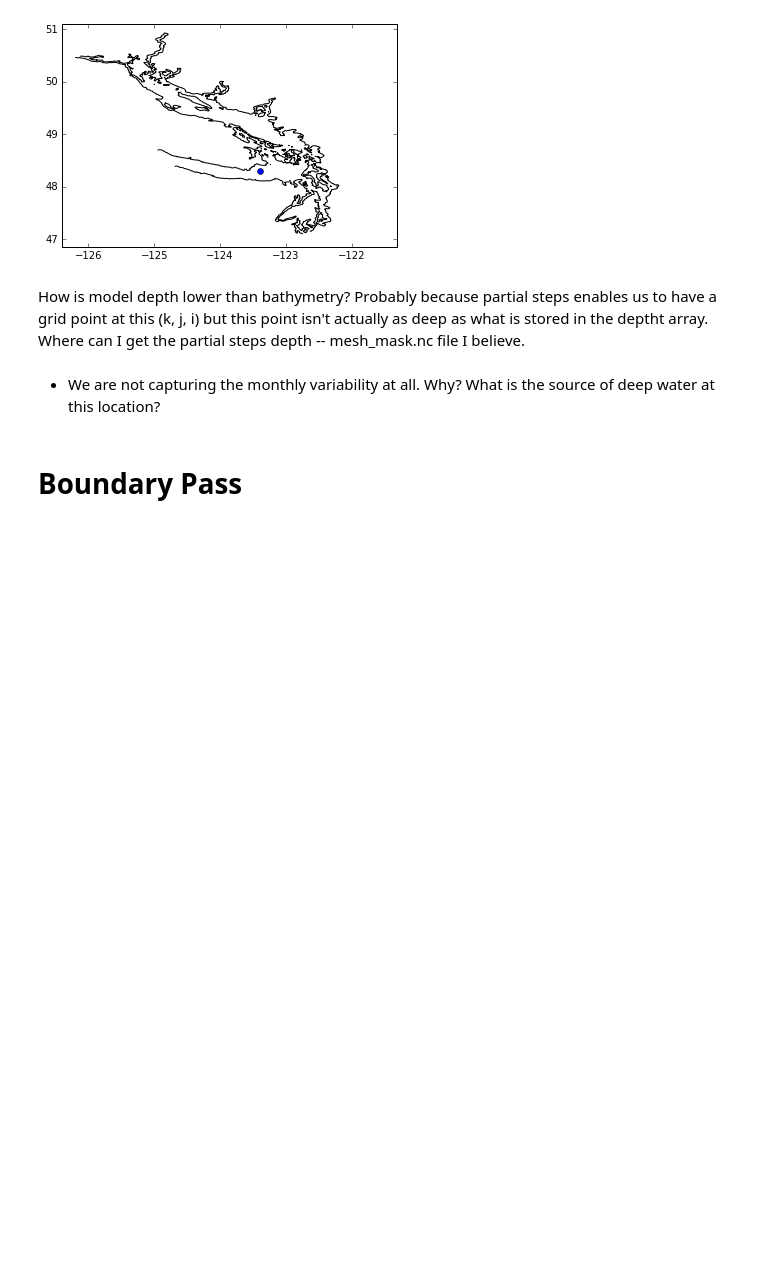
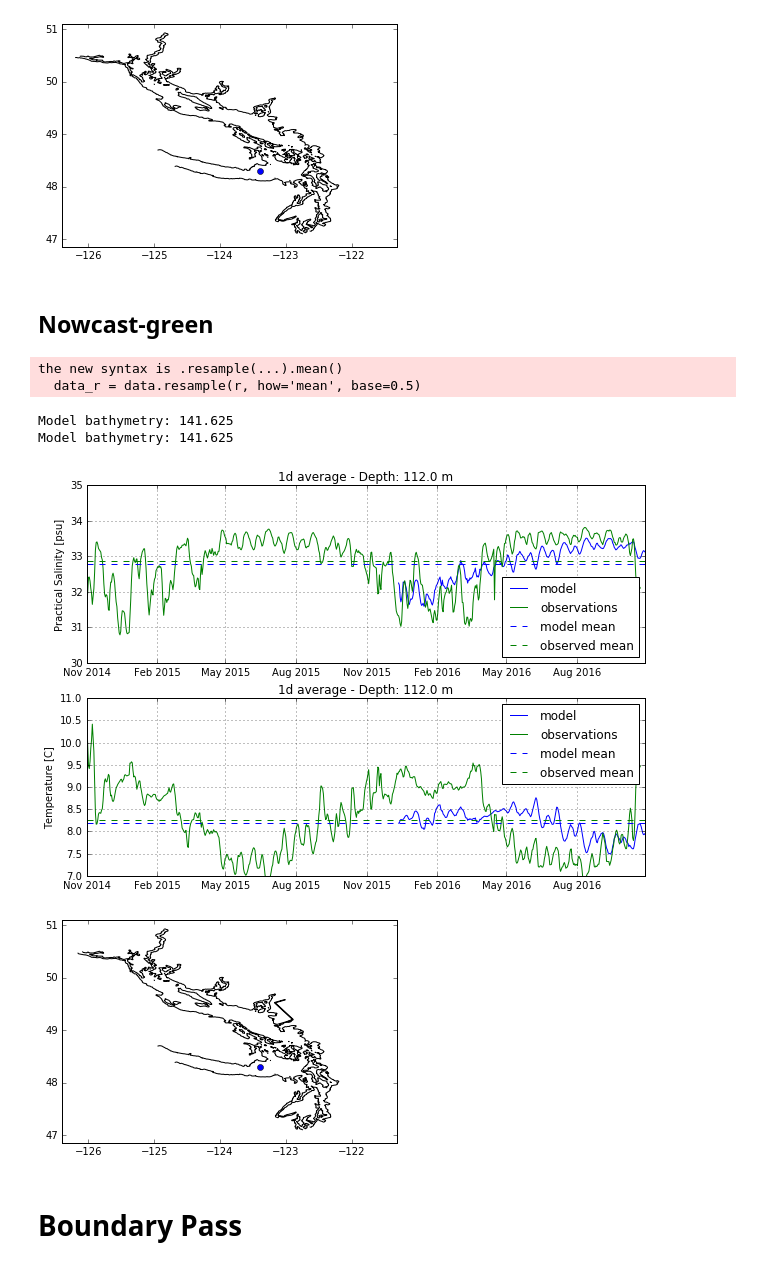
Before and after one commit to SalishSeaCast/analysis-nancy, a Jupyter notebook: notebooks/strat/comparisons/ONC Moorings.ipynb, the cells around one changed output. Saved outputs shown, nothing was run; the diff lists cells and outputs as text; code cells hidden in the pictures; blank space fills up the shorter version.

Commit message:
Added nowcast-green comparisons

```diff
--- a/notebooks/strat/comparisons/ONC Moorings.ipynb
+++ b/notebooks/strat/comparisons/ONC Moorings.ipynb
@@ -19,8 +19,10 @@ from nowcast import analyze
 csvfilename = ('/ocean/nsoontie/MEOPAR/ONC/JDF/'
                'JuandeFucaStrait_AS04Mooring_CTD_20131011T230027Z_20161027T212203Z-NaN_clean.csv')
 # %%
-grid_B = nc.Dataset('/data/nsoontie/MEOPAR/NEMO-forcing/grid/bathy_meter_SalishSea2.nc')
-results_home = '/results/SalishSea/nowcast/'
+grid_B = {'nowcast': nc.Dataset('/data/nsoontie/MEOPAR/NEMO-forcing/grid/bathy_meter_SalishSea2.nc'),
+          'nowcast-green': nc.Dataset('/data/nsoontie/MEOPAR/NEMO-forcing/grid/bathy_downonegrid2.nc')}
+result_homes = {'nowcast': '/results/SalishSea/nowcast/',
+                'nowcast-green': '/results/SalishSea/nowcast-green/'}
 # %% [markdown]
 # Strait of Juan de Fuca - AS04
 
@@ -38,10 +41,19 @@ Model bathymetry: 117.0
 Model bathymetry: 117.0
 [figure]
 [figure]
-# %% [markdown]
-How is model depth lower than bathymetry? Probably because partial steps enables us to have a grid point at this (k, j, i) but this point isn't actually as deep as what is stored in the deptht array. Where can I get the partial steps depth -- mesh_mask.nc file I believe.
-# %% [markdown]
-* We are not capturing the monthly variability at all. Why? What is the source of deep water at this location?
+# %% [markdown]
+## Nowcast-green
+# %%
+figmap, fig = ONC.compare_ONC_model(csvfilename, sdt, edt, grid_B['nowcast-green'],
+                                    result_homes['nowcast-green'], period='1d',
+                                    smin=30, smax=35, tmin=7, tmax=11, interp=True, teos_to_psu=True)
+# %% [output]
+the new syntax is .resample(...).mean()
+  data_r = data.resample(r, how='mean', base=0.5)
+Model bathymetry: 141.625
+Model bathymetry: 141.625
+[figure, added]
+[figure, added]
 # %% [markdown]
 # Boundary Pass
 # %%
```
Also changed, not shown: parts of 17 cells of this notebook, 1 other file.
